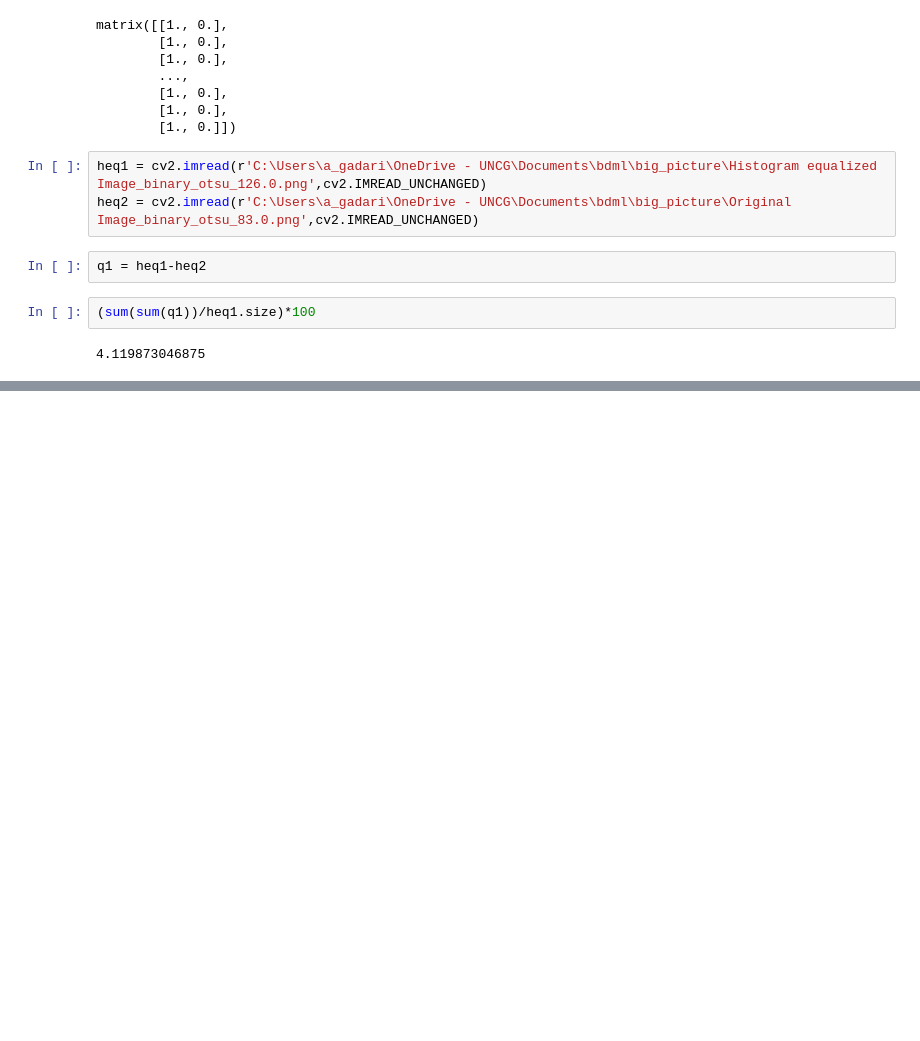
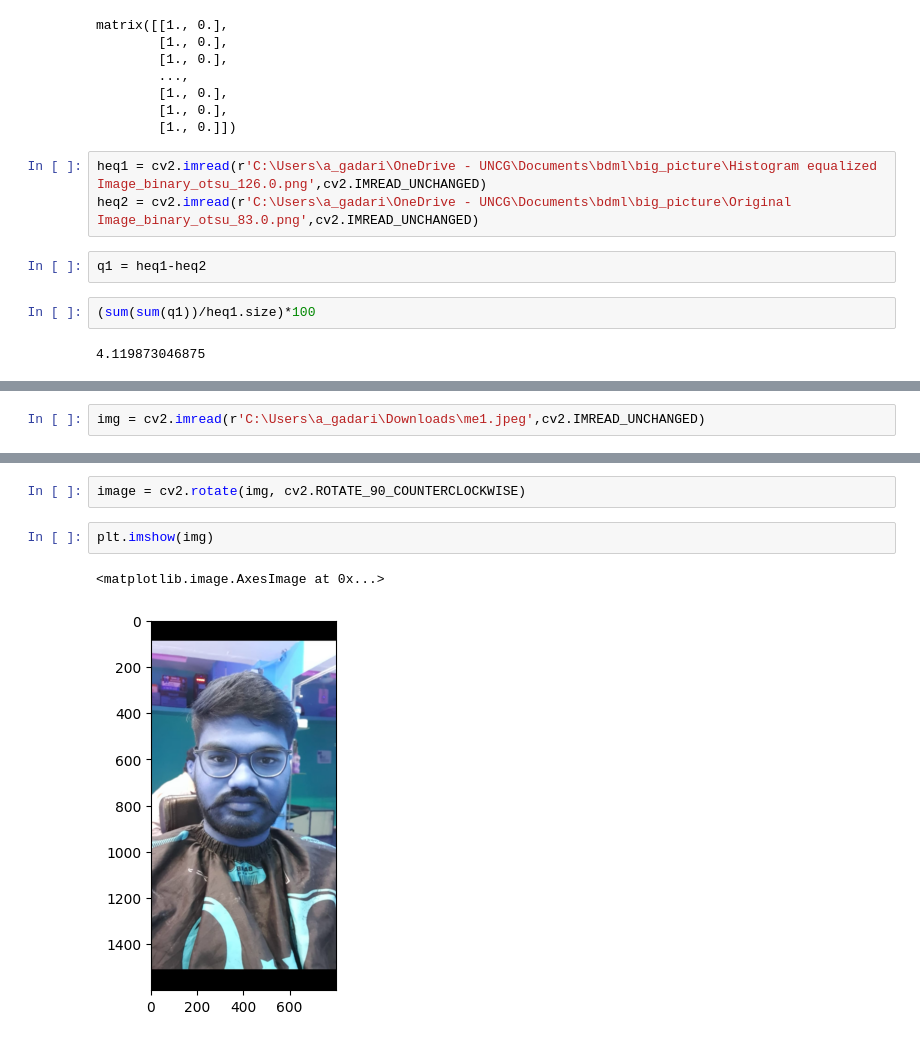
Before and after one commit to AdarshG-Uncg/bdml_610_project, a Jupyter notebook: exploration ipynb files/ex1.ipynb, the cells around one changed output, grey strips where cells are left out. Cells and saved outputs as stored; diff of their text form; blank space fills up the shorter version.

```diff
--- a/exploration ipynb files/ex1.ipynb
+++ b/exploration ipynb files/ex1.ipynb
@@ -420,0 +431,2 @@ q1 = heq1-heq2
+# %%
+img = cv2.imread(r'C:\Users\a_gadari\Downloads\me1.jpeg',cv2.IMREAD_UNCHANGED)
@@ -420,0 +454,7 @@ q1 = heq1-heq2
+# %%
+image = cv2.rotate(img, cv2.ROTATE_90_COUNTERCLOCKWISE)
+# %%
+plt.imshow(img)
+# %% [output]
+<matplotlib.image.AxesImage at 0x...>
+[figure, added]
```
Also changed, not shown: parts of 11 cells of this notebook, 8 other files.
